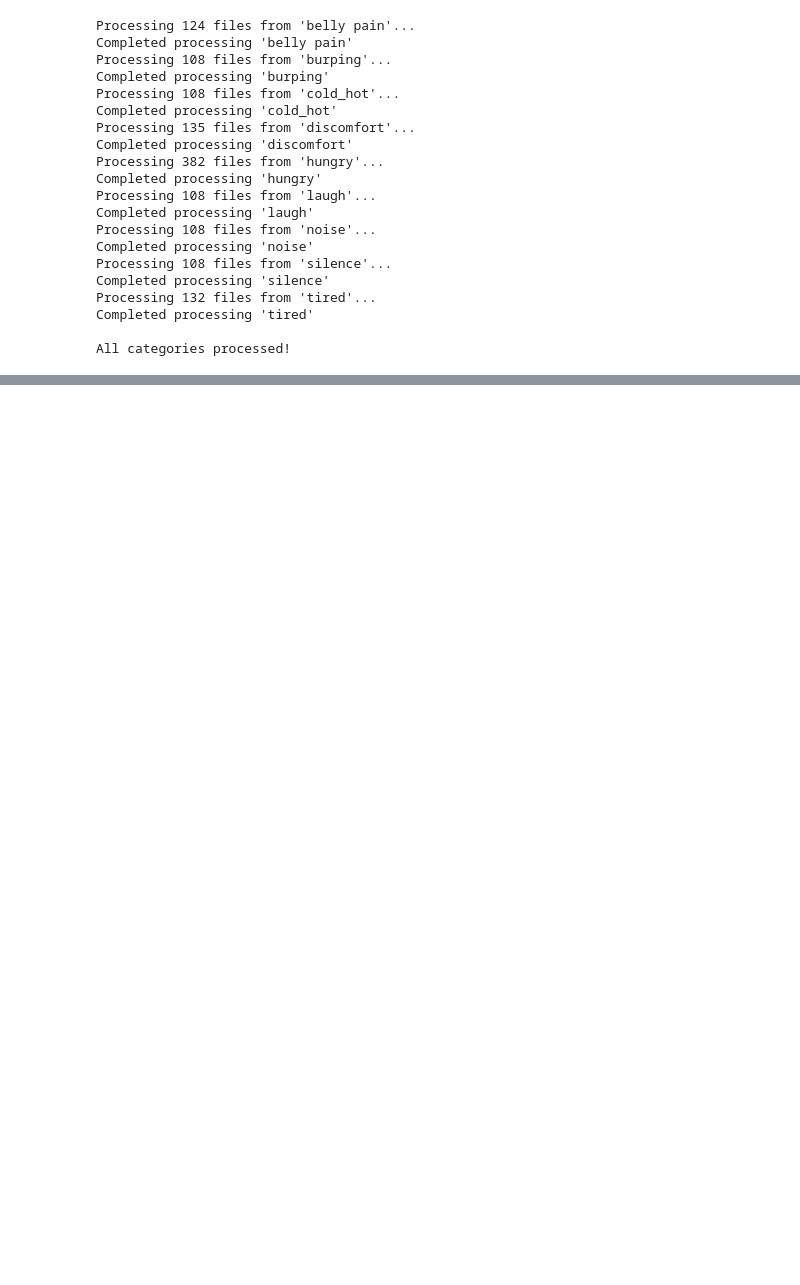
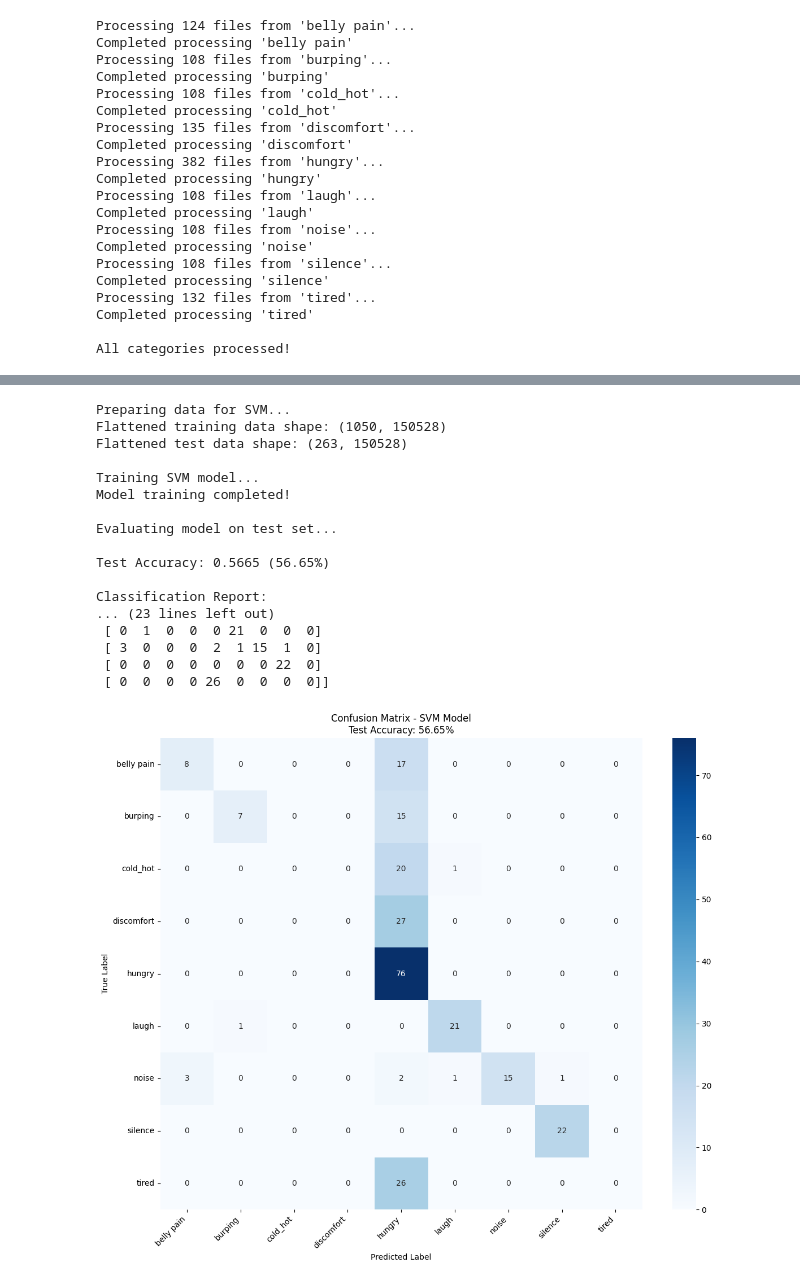
Before and after one commit to HarishRock0/CryBaby, a Jupyter notebook: model.ipynb, the cells around one changed output, grey strips where cells are left out. Saved outputs shown, nothing was run; the diff lists cells and outputs as text; code cells hidden in the pictures; blank space fills up the shorter version.

Commit message:
initial model training SVM

```diff
--- a/model.ipynb
+++ b/model.ipynb
@@ -174,0 +188,77 @@ Testing set: 263 samples
+# %%
+# Build SVM Model
+from sklearn.svm import SVC
+from sklearn.metrics import classification_report, confusion_matrix, accuracy_score
+import seaborn as sns
+
+print("Preparing data for SVM...")
+
+# Flatten images for SVM (SVM needs 1D feature vectors)
+X_train_flat = X_train.reshape(X_train.shape[0], -1)
+X_test_flat = X_test.reshape(X_test.shape[0], -1)
+
+print(f"Flattened training data shape: {X_train_flat.shape}")
+print(f"Flattened test data shape: {X_test_flat.shape}")
+
+# Train simple SVM without GridSearchCV
+print("\nTraining SVM model...")
+svm = SVC(kernel='rbf', C=1, gamma='scale', random_state=42)
+svm.fit(X_train_flat, y_train)
+
+print("Model training completed!")
+
+# Make predictions
+print("\nEvaluating model on test set...")
+y_pred = svm.predict(X_test_flat)
+
+# Calculate accuracy
+test_accuracy = accuracy_score(y_test, y_pred)
+print(f"\nTest Accuracy: {test_accuracy:.4f} ({test_accuracy*100:.2f}%)")
+
+# Classification report
+print("\nClassification Report:")
+print(classification_report(y_test, y_pred, target_names=categories))
+
+# Confusion matrix
+print("\nConfusion Matrix:")
+cm = confusion_matrix(y_test, y_pred)
+print(cm)
+
+# Visualize confusion matrix
+plt.figure(figsize=(12, 10))
+sns.heatmap(cm, annot=True, fmt='d', cmap='Blues',
+            xticklabels=categories, yticklabels=categories)
+plt.title(f'Confusion Matrix - SVM Model\nTest Accuracy: {test_accuracy:.2%}')
+plt.ylabel('True Label')
+plt.xlabel('Predicted Label')
+plt.xticks(rotation=45, ha='right')
+plt.yticks(rotation=0)
+plt.tight_layout()
+plt.show()
+
+# Per-class accuracy
+print("\nPer-class Accuracy:")
+for idx, category in enumerate(categories):
+    class_mask = y_test == idx
+    if np.sum(class_mask) > 0:
+        class_accuracy = accuracy_score(y_test[class_mask], y_pred[class_mask])
+        print(f"  {category}: {class_accuracy:.4f} ({class_accuracy*100:.2f}%)")
+# %% [output]
+Preparing data for SVM...
+Flattened training data shape: (1050, 150528)
+Flattened test data shape: (263, 150528)
+
+Training SVM model...
+Model training completed!
+
+Evaluating model on test set...
+
+Test Accuracy: 0.5665 (56.65%)
+
+Classification Report:
+... (23 lines left out)
+ [ 0  1  0  0  0 21  0  0  0]
+ [ 3  0  0  0  2  1 15  1  0]
+ [ 0  0  0  0  0  0  0 22  0]
+ [ 0  0  0  0 26  0  0  0  0]]
+[figure, added]
```
Also changed, not shown: parts of 3 cells of this notebook.
